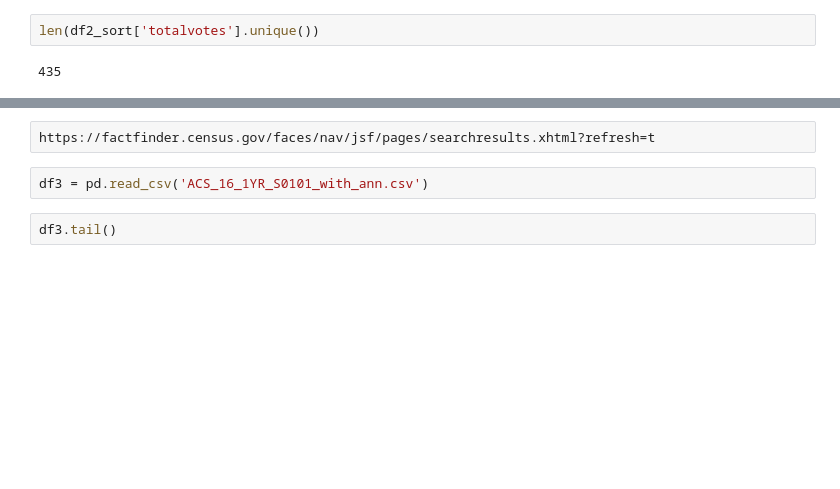
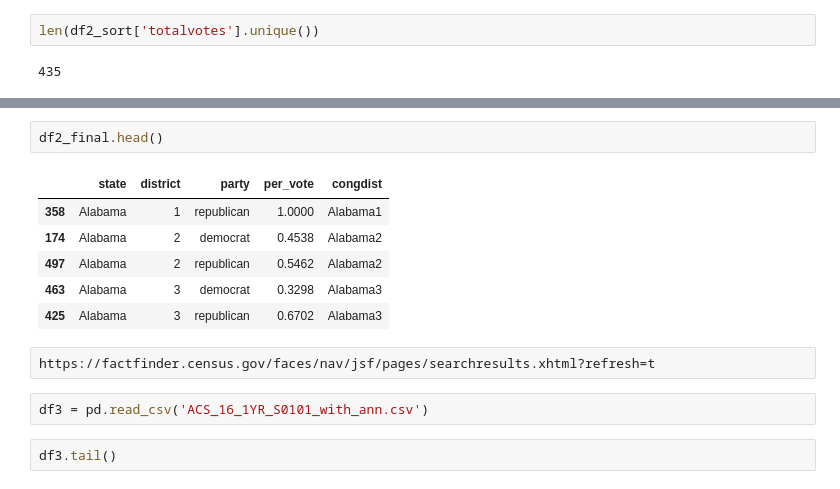
Before and after one commit to scbronder/state_predictor, a Jupyter notebook: mod2.ipynb, the cells around one changed output, grey strips where cells are left out. Drawn from its saved outputs; the diff is of its cells as text; blank space fills up the shorter version.

```diff
--- a/mod2.ipynb
+++ b/mod2.ipynb
@@ -159,3 +181,12 @@ len(df2_sort['totalvotes'].unique())
+# %%
+df2_final.head()
+# %% [output]
+|  | state | district | party | per_vote | congdist |
+| 358 | Alabama | 1 | republican | 1.0000 | Alabama1 |
+| 174 | Alabama | 2 | democrat | 0.4538 | Alabama2 |
+| 497 | Alabama | 2 | republican | 0.5462 | Alabama2 |
+| 463 | Alabama | 3 | democrat | 0.3298 | Alabama3 |
+| 425 | Alabama | 3 | republican | 0.6702 | Alabama3 |
 # %%
 https://factfinder.census.gov/faces/nav/jsf/pages/searchresults.xhtml?refresh=t
 # %%
```
Also changed, not shown: parts of 32 cells of this notebook.
